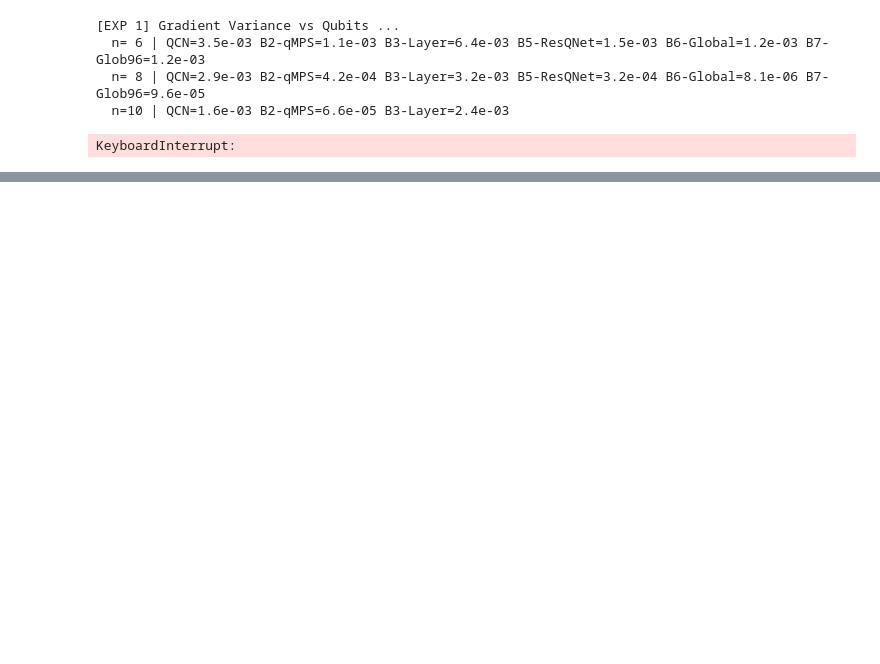
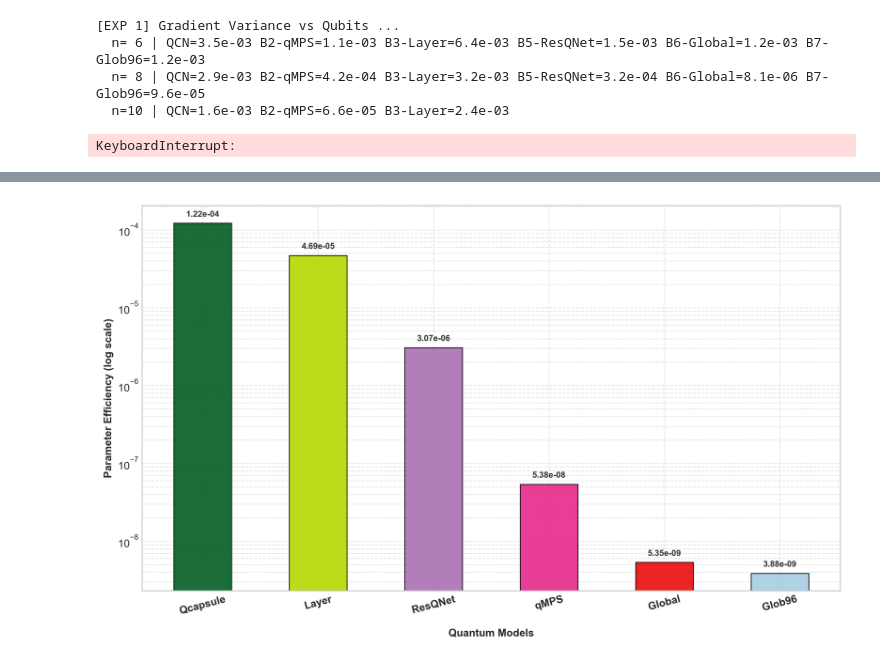
Before and after one commit to Tasfia-007/Barren-Pleatau-Model, a Jupyter notebook: awal-vaia-barren-pleatau-baseline.ipynb, the cells around one changed output, grey strips where cells are left out. Cells and saved outputs as stored; diff of their text form; code cells hidden in the pictures; blank space fills up the shorter version.

```diff
--- a/awal-vaia-barren-pleatau-baseline.ipynb
+++ b/awal-vaia-barren-pleatau-baseline.ipynb
@@ -69,7 +69,7 @@ GRAD_HIST_N_PARAMS = 6
 
 # Exp 5 — Init Sensitivity
 INIT_SEEDS      = 25
-INIT_STRATEGIES = ['uniform', 'narrow', 'identity', 'normal']
+INIT_STRATEGIES = ['uniform', 'narrow',  'normal']
 
 OUTPUT_DIR = '/kaggle/working/'
 os.makedirs(OUTPUT_DIR, exist_ok=True)
@@ -538,9 +538,9 @@ import matplotlib.pyplot as plt
 import csv, os
 
 # ── Paths ─────────────────────────────────────────────────────
-OUTPUT_DIR = '/kaggle/input/datasets/tasfiazamansamiha/barren-pleatau/baseline experiments'
+OUTPUT_DIR = 'C:\\Users\\User\\Downloads\\Barren-Pleatau-Model'
 CSV_PATH   = os.path.join(OUTPUT_DIR, 'exp1_grad_var_qubits.csv')
-OUT_PATH   = '/kaggle/working/exp1_grad_var_qubits_plot.png'
+OUT_PATH   = 'C:\\Users\\User\\Downloads\\Barren-Pleatau-Model\\exp1_grad_var_qubits_plot.png'
 
 # ── Read CSV ──────────────────────────────────────────────────
 data = {}
@@ -634,7 +634,7 @@ for model, d in data.items():
 ax.set_yscale('log')
 ax.set_xlabel('Number of Qubits', labelpad=10)
 ax.set_ylabel('Variance of Gradients', labelpad=10)
-ax.set_title('Gradient Variance vs. Number of Qubits', pad=12)
+
 
 # X-axis ticks (6, 8, 10, 12, 14, 16)
 all_ns = sorted(set(n for d in data.values() for n in d['n']))
@@ -937,7 +1064,7 @@ import pandas as pd
 import seaborn as sns
 import numpy as np
 
-file_path = r"C:\Users\User\Downloads\baseline experiments\exp3_gradient_histogram.csv"
+file_path = r"C:\\Users\\User\\Downloads\\Barren-Pleatau-Model\\exp3_gradient_histogram.csv"
 df = pd.read_csv(file_path)
 
 # ── সব 6টা মডেল রাখা ──
@@ -1158,0 +2110,73 @@ print(f"Saved: {output_path}")
+# %%
+import pandas as pd
+import matplotlib.pyplot as plt
+import seaborn as sns
+import os
+
+# Setup style
+plt.style.use('seaborn-v0_8-whitegrid')
+fig, ax = plt.subplots(figsize=(10, 6), dpi=300)
+
+# Load data
+csv_path = r"C:\Users\User\Downloads\Barren-Pleatau-Model\exp7_param_efficiency.csv"
+
+if not os.path.exists(csv_path):
+    print(f"Error: Specified path does not exist: {csv_path}")
+else:
+    df = pd.read_csv(csv_path)
+
+    # ═══════════════════════════════════════════════════════════════
+    # Model Name Cleanup/Renaming Logic
+    # ═══════════════════════════════════════════════════════════════
+    def clean_model_name(name):
+        if name == 'QCN':
+            return 'Qcapsule'
+        # 'B3-Layer' -> 'Layer', 'B5-ResQNet' -> 'ResQNet', etc.
+        if '-' in name:
+            return name.split('-', 1)[1]
+        return name
+
+    df['model'] = df['model'].apply(clean_model_name)
+
+    # Sort by parameter efficiency for better visualization
+    df = df.sort_values(by='param_efficiency', ascending=False)
+
+    # X-axis indices
+    x = range(len(df))
+
+    # User defined custom colors for each distinct bar
+    custom_colors = ["#025e22", "#b5d902", "#aa70b3", '#e7298a', "#eb0c0c", '#a6cee3']
+
+    # Fallback checking code logic if rows exceed the color pool array size
+    bar_colors = custom_colors[:len(df)] if len(df) <= len(custom_colors) else custom_colors * (len(df) // len(custom_colors) + 1)
+
+    # Plotting only Parameter Efficiency
+    ax.set_xlabel('Quantum Models', fontweight='bold', labelpad=12)
+    ax.set_ylabel('Parameter Efficiency (log scale)', fontweight='bold')
+
+    bars = ax.bar(x, df['param_efficiency'], width=0.5,
+                  color=bar_colors[:len(df)], alpha=0.9, edgecolor='black', linewidth=0.8)
+
+    ax.set_yscale('log')
+    ax.set_xticks(x)
+    ax.set_xticklabels(df['model'], rotation=15, fontweight='bold')
+
+
+    # Grid configuration matrix
+    ax.grid(True, which="both", ls="--", color='0.85', alpha=0.7)
+
+    # Data Annotations to show exact scientific float values on top of bars
+    for bar in bars:
+        yval = bar.get_height()
+        ax.text(bar.get_x() + bar.get_width()/2.0, yval * 1.15, f'{yval:.2e}',
+                 ha='center', va='bottom', fontsize=8, color='#333333', fontweight='semibold')
+
+    plt.tight_layout()
+
+    # Save isolated metric snapshot image to directory path
+    output_img = os.path.join(os.path.dirname(csv_path), 'exp7_efficiency_plot.png')
+    plt.savefig(output_img, bbox_inches='tight', dpi=300)
+    plt.show()
+    print(f"✓ Graph successfully generated and saved to: {output_img}")
+# %% [output]
+[figure, added]
```
Also changed, not shown: parts of 14 cells of this notebook, 16 other files.
